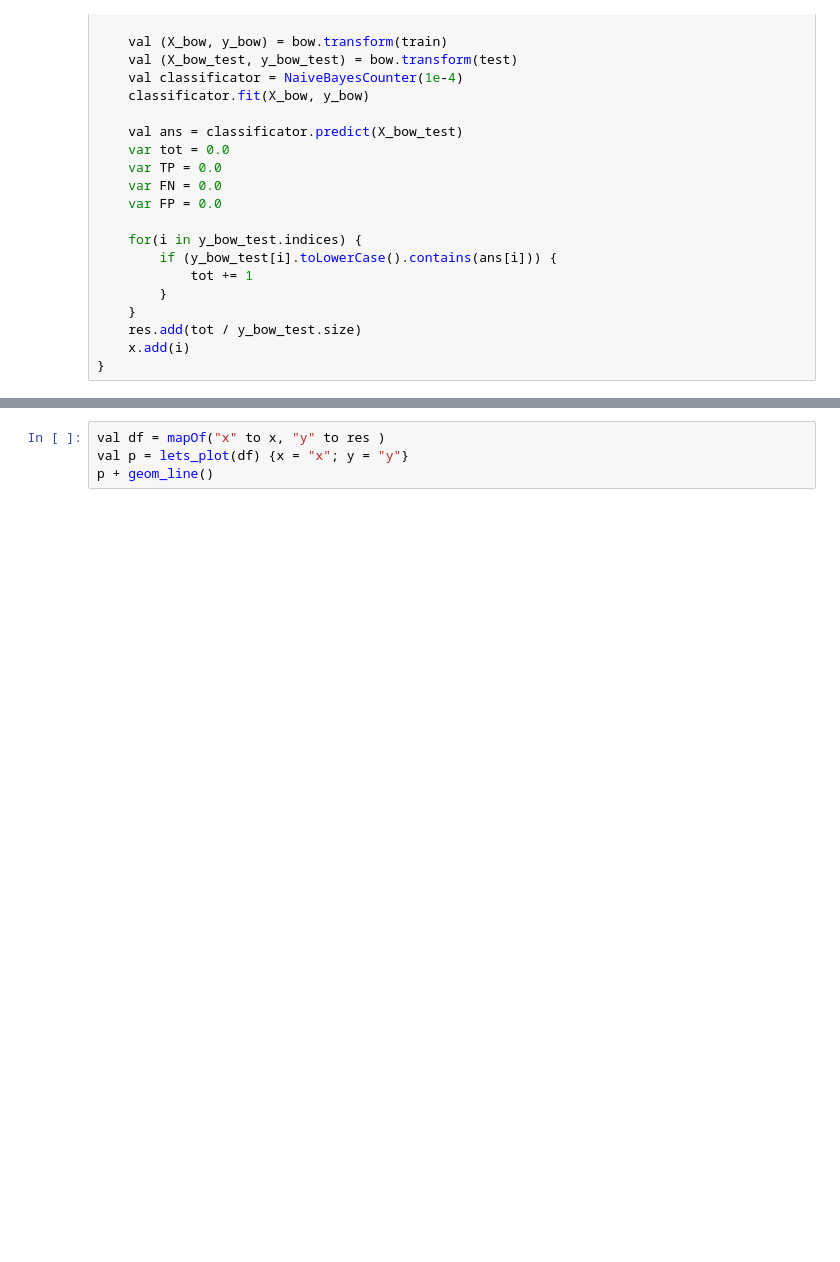
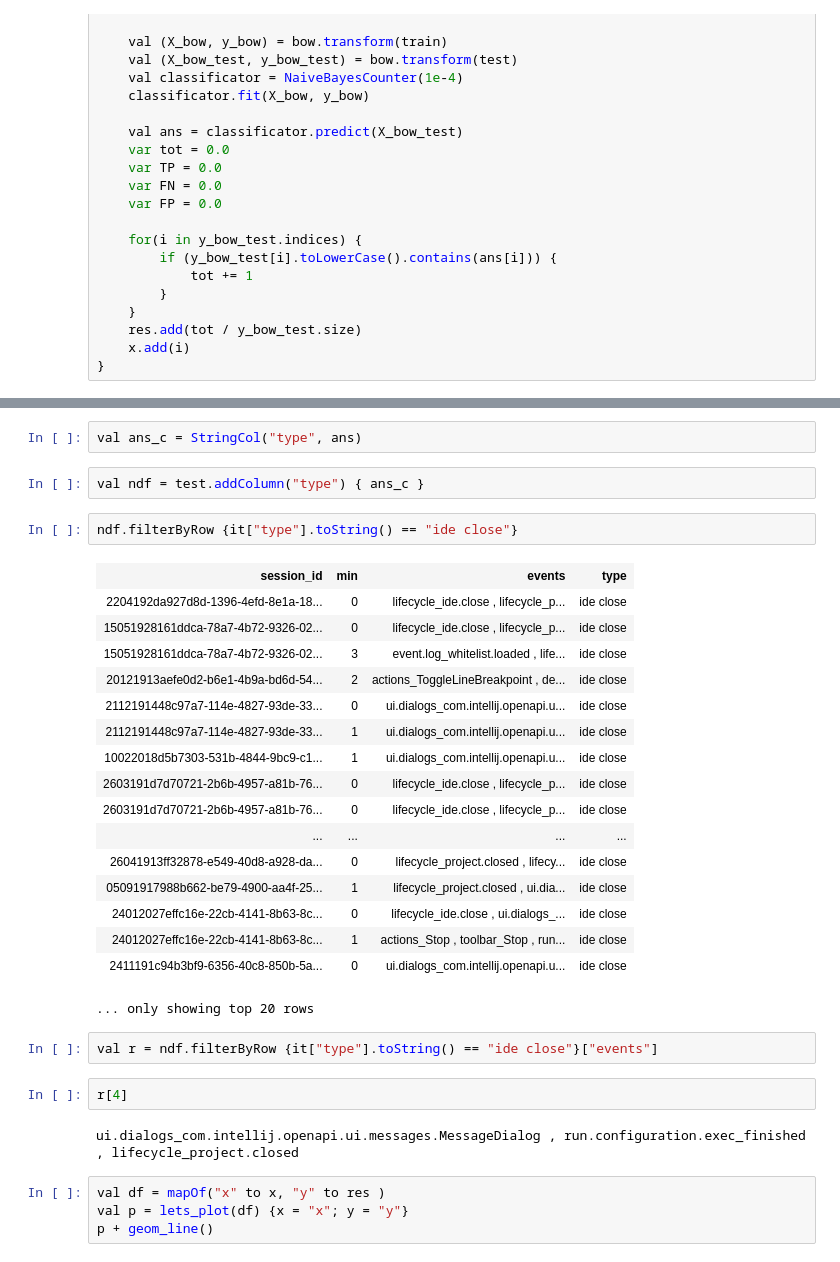
Before and after one commit to kraalfar/classification, a Jupyter notebook: jupyter/counter.ipynb, the cells around one changed output, grey strips where cells are left out. Saved outputs shown, nothing was run; the diff lists cells and outputs as text; blank space fills up the shorter version.

```diff
--- a/jupyter/counter.ipynb
+++ b/jupyter/counter.ipynb
@@ -192,3 +240,33 @@ for (i in 10 until 400 step 10) {
+# %%
+val ans_c = StringCol("type", ans)
+# %%
+val ndf = test.addColumn("type") { ans_c }
+# %%
+ndf.filterByRow {it["type"].toString() == "ide close"}
+# %% [output]
+| session_id | min | events | type |
+| 2204192da927d8d-1396-4efd-8e1a-18... | 0 | lifecycle_ide.close , lifecycle_p... | ide close |
+| 15051928161ddca-78a7-4b72-9326-02... | 0 | lifecycle_ide.close , lifecycle_p... | ide close |
+| 15051928161ddca-78a7-4b72-9326-02... | 3 | event.log_whitelist.loaded , life... | ide close |
+| 20121913aefe0d2-b6e1-4b9a-bd6d-54... | 2 | actions_ToggleLineBreakpoint , de... | ide close |
+| 2112191448c97a7-114e-4827-93de-33... | 0 | ui.dialogs_com.intellij.openapi.u... | ide close |
+| 2112191448c97a7-114e-4827-93de-33... | 1 | ui.dialogs_com.intellij.openapi.u... | ide close |
+| 10022018d5b7303-531b-4844-9bc9-c1... | 1 | ui.dialogs_com.intellij.openapi.u... | ide close |
+| 2603191d7d70721-2b6b-4957-a81b-76... | 0 | lifecycle_ide.close , lifecycle_p... | ide close |
+| 2603191d7d70721-2b6b-4957-a81b-76... | 0 | lifecycle_ide.close , lifecycle_p... | ide close |
+| ... | ... | ... | ... |
+| 26041913ff32878-e549-40d8-a928-da... | 0 | lifecycle_project.closed , lifecy... | ide close |
+| 05091917988b662-be79-4900-aa4f-25... | 1 | lifecycle_project.closed , ui.dia... | ide close |
+| 24012027effc16e-22cb-4141-8b63-8c... | 0 | lifecycle_ide.close , ui.dialogs_... | ide close |
+| 24012027effc16e-22cb-4141-8b63-8c... | 1 | actions_Stop , toolbar_Stop , run... | ide close |
+| 2411191c94b3bf9-6356-40c8-850b-5a... | 0 | ui.dialogs_com.intellij.openapi.u... | ide close |
+... only showing top 20 rows
+# %%
+val r = ndf.filterByRow {it["type"].toString() == "ide close"}["events"]
+# %%
+r[4]
+# %% [output]
+ui.dialogs_com.intellij.openapi.ui.messages.MessageDialog , run.configuration.exec_finished , lifecycle_project.closed
 # %%
 val df = mapOf("x" to x, "y" to res )
 val p = lets_plot(df) {x = "x"; y = "y"}
```
Also changed, not shown: parts of 8 cells of this notebook, 5 other files.
